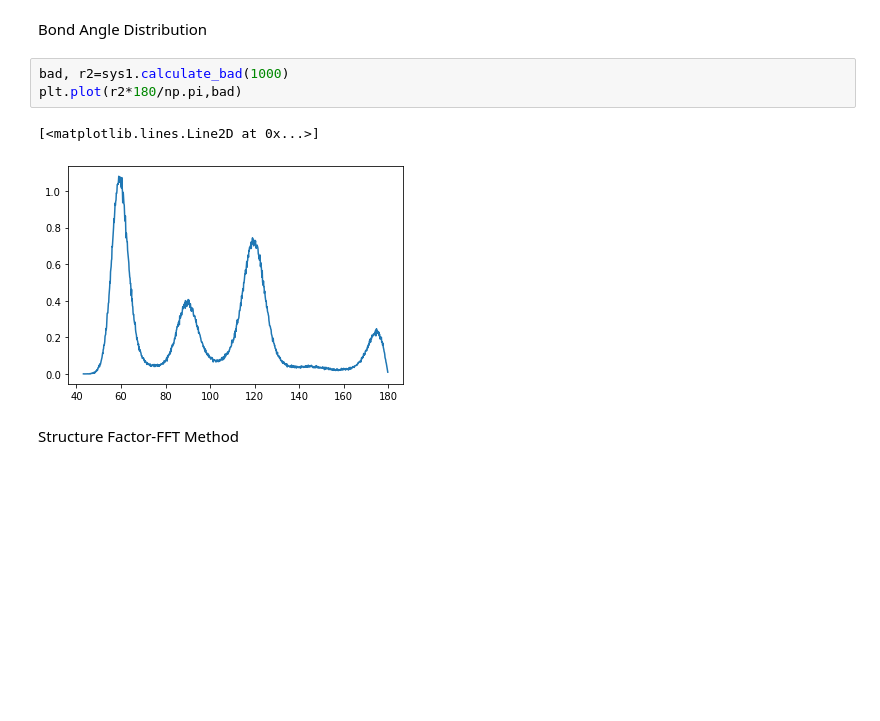
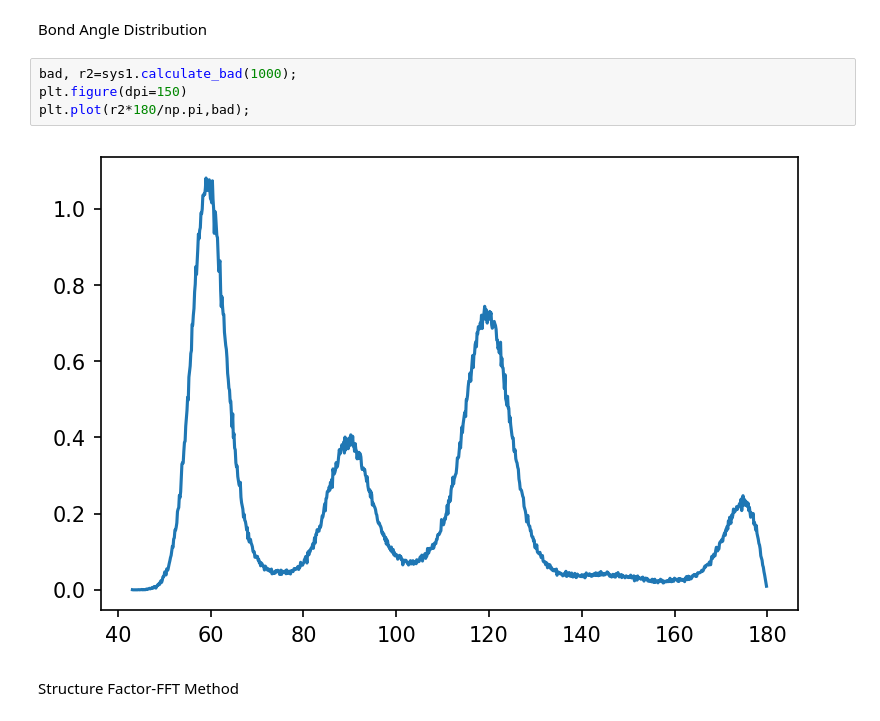
Before and after one commit to bgbaizh/GlassViewer, a Jupyter notebook: glassviewer/glassviewer.ipynb, the cells around one changed output. Cells and saved outputs as stored; diff of their text form; blank space fills up the shorter version.

```diff
--- a/glassviewer/glassviewer.ipynb
+++ b/glassviewer/glassviewer.ipynb
@@ -44,11 +40,11 @@ plt.plot(r,pdf);
 # %% [markdown]
 Bond Angle Distribution
 # %%
-bad, r2=sys1.calculate_bad(1000)
-plt.plot(r2*180/np.pi,bad)
+bad, r2=sys1.calculate_bad(1000);
+plt.figure(dpi=150)
+plt.plot(r2*180/np.pi,bad);
 # %% [output]
-[<matplotlib.lines.Line2D at 0x...>]
-[figure, old version]
+[figure, new version]
 # %% [markdown]
 Structure Factor-FFT Method
 # %%
```
Also changed, not shown: parts of 8 cells of this notebook, 9 other files.
